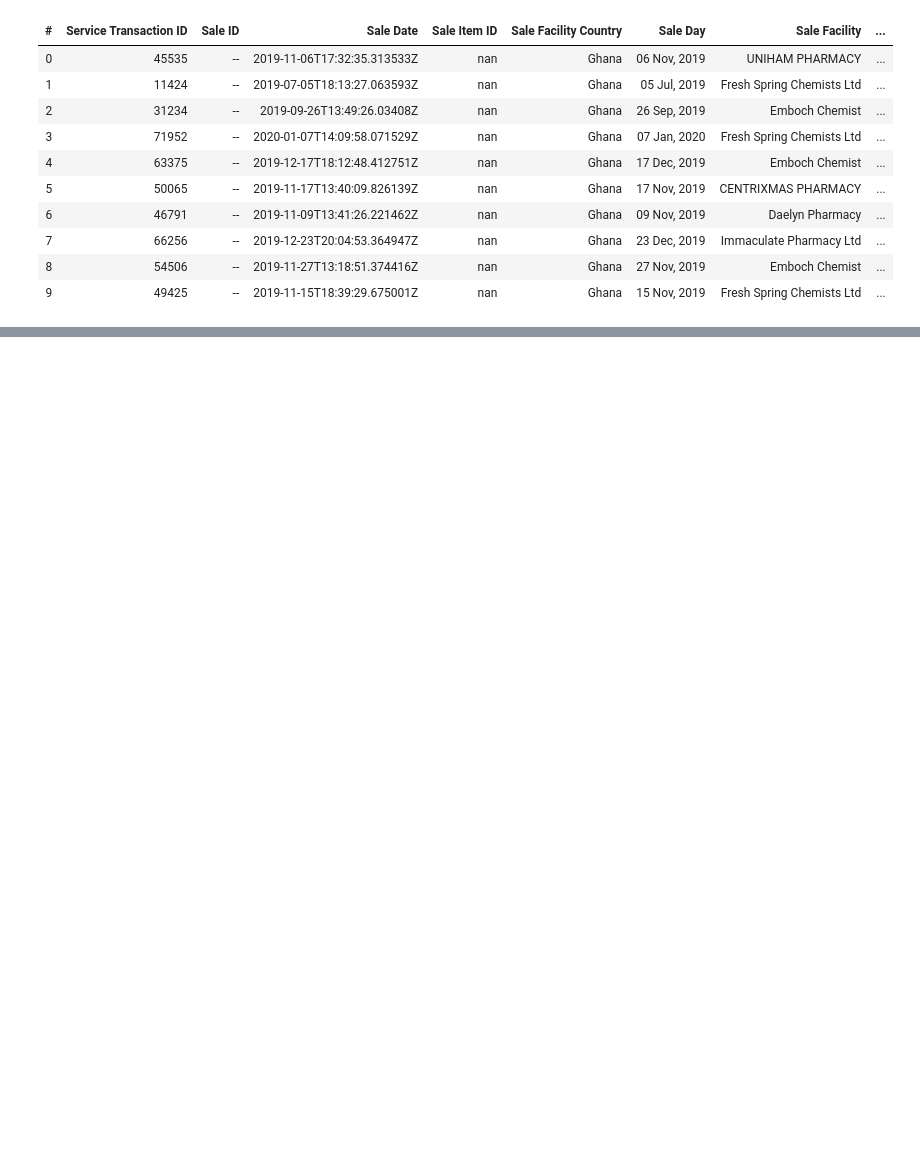
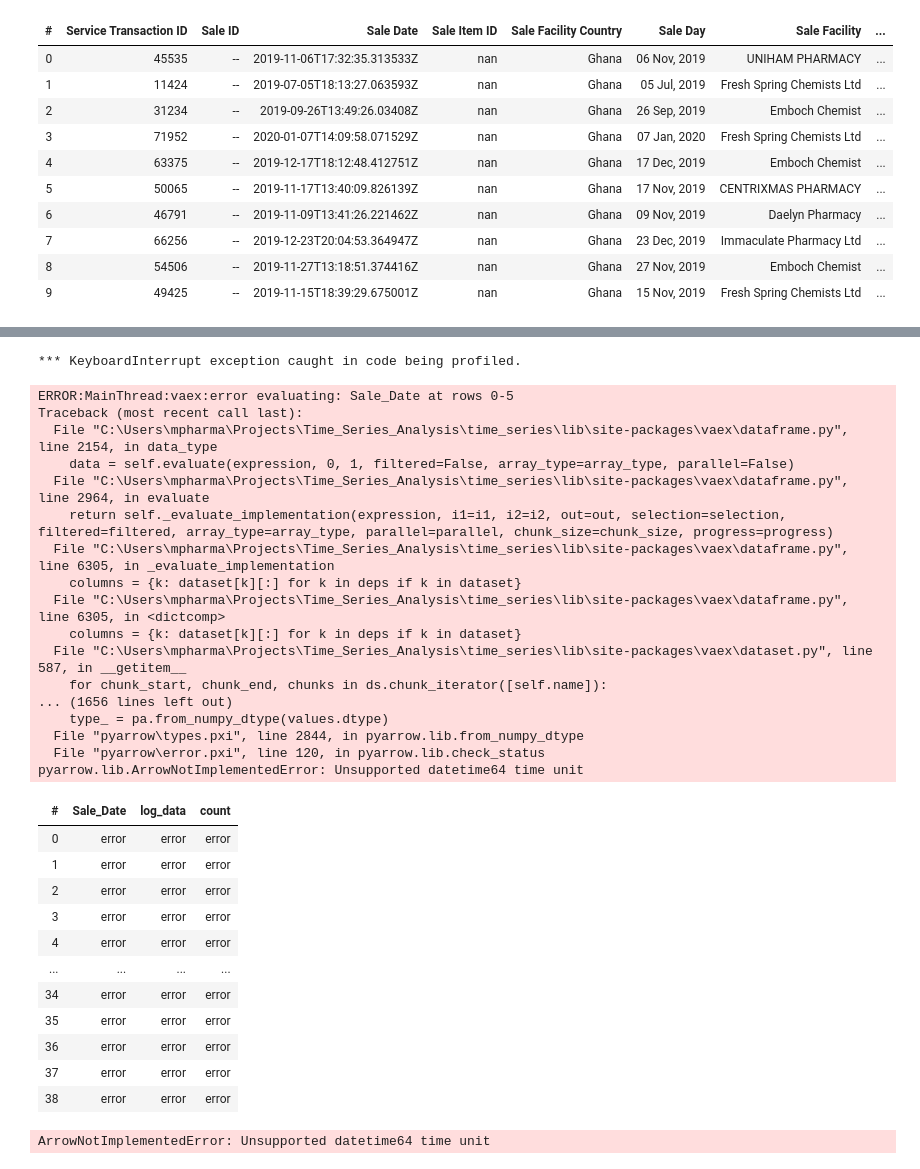
Before and after one commit to DreKwasi/time_series, a Jupyter notebook: Consumption_Data_Analysis.ipynb, the cells around one changed output, grey strips where cells are left out. Cells and saved outputs as stored; diff of their text form; code cells hidden in the pictures; blank space fills up the shorter version.

```diff
--- a/Consumption_Data_Analysis.ipynb
+++ b/Consumption_Data_Analysis.ipynb
@@ -233,0 +240,13 @@ dtype: float64
+# %%
+# Differencing
+def diff(dataset, interval, col):
+    result = []
+    for i in range(interval, len(dataset)):
+        offset = i - interval
+        value = dataset[col].values[i] - dataset[col].values[offset]
+        result.append(value)
+    return (result)
+
+%lprun -f diff diff(dataset=anti_d, interval=1, col="log_data")
+# %% [output]
+*** KeyboardInterrupt exception caught in code being profiled.
@@ -233,0 +255,36 @@ dtype: float64
+# %%
+monthly.diff(column="log_data", fill_value="nan")
+# %% [output]
+ERROR:MainThread:vaex:error evaluating: Sale_Date at rows 0-5
+Traceback (most recent call last):
+  File "C:\Users\mpharma\Projects\Time_Series_Analysis\time_series\lib\site-packages\vaex\dataframe.py", line 2154, in data_type
+    data = self.evaluate(expression, 0, 1, filtered=False, array_type=array_type, parallel=False)
+  File "C:\Users\mpharma\Projects\Time_Series_Analysis\time_series\lib\site-packages\vaex\dataframe.py", line 2964, in evaluate
+    return self._evaluate_implementation(expression, i1=i1, i2=i2, out=out, selection=selection, filtered=filtered, array_type=array_type, parallel=parallel, chunk_size=chunk_size, progress=progress)
+  File "C:\Users\mpharma\Projects\Time_Series_Analysis\time_series\lib\site-packages\vaex\dataframe.py", line 6305, in _evaluate_implementation
+    columns = {k: dataset[k][:] for k in deps if k in dataset}
+  File "C:\Users\mpharma\Projects\Time_Series_Analysis\time_series\lib\site-packages\vaex\dataframe.py", line 6305, in <dictcomp>
+    columns = {k: dataset[k][:] for k in deps if k in dataset}
+  File "C:\Users\mpharma\Projects\Time_Series_Analysis\time_series\lib\site-packages\vaex\dataset.py", line 587, in __getitem__
+    for chunk_start, chunk_end, chunks in ds.chunk_iterator([self.name]):
+... (1656 lines left out)
+    type_ = pa.from_numpy_dtype(values.dtype)
+  File "pyarrow\types.pxi", line 2844, in pyarrow.lib.from_numpy_dtype
+  File "pyarrow\error.pxi", line 120, in pyarrow.lib.check_status
+pyarrow.lib.ArrowNotImplementedError: Unsupported datetime64 time unit
+| # | Sale_Date | log_data | count |
+| 0 | error | error | error |
+| 1 | error | error | error |
+| 2 | error | error | error |
+| 3 | error | error | error |
+| 4 | error | error | error |
+| ... | ... | ... | ... |
+| 34 | error | error | error |
+| 35 | error | error | error |
+| 36 | error | error | error |
+| 37 | error | error | error |
+| 38 | error | error | error |
+# %%
+monthly["diff"] = jot["log_data"].values
+# %% [output]
+ArrowNotImplementedError: Unsupported datetime64 time unit
```
Also changed, not shown: parts of 31 cells of this notebook.
